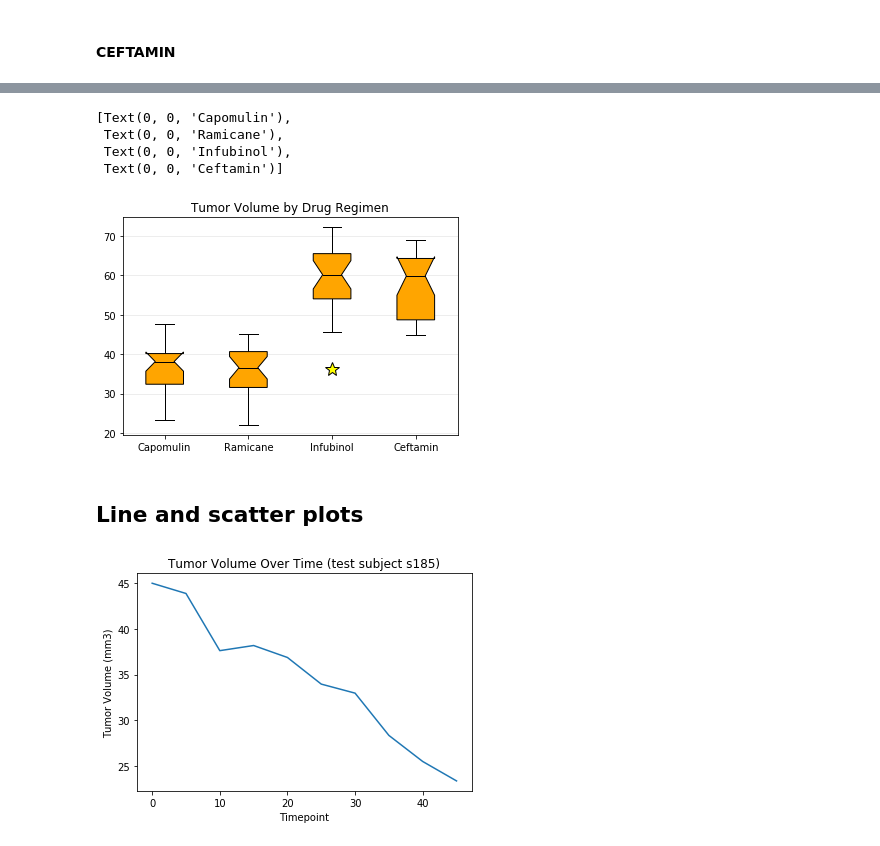
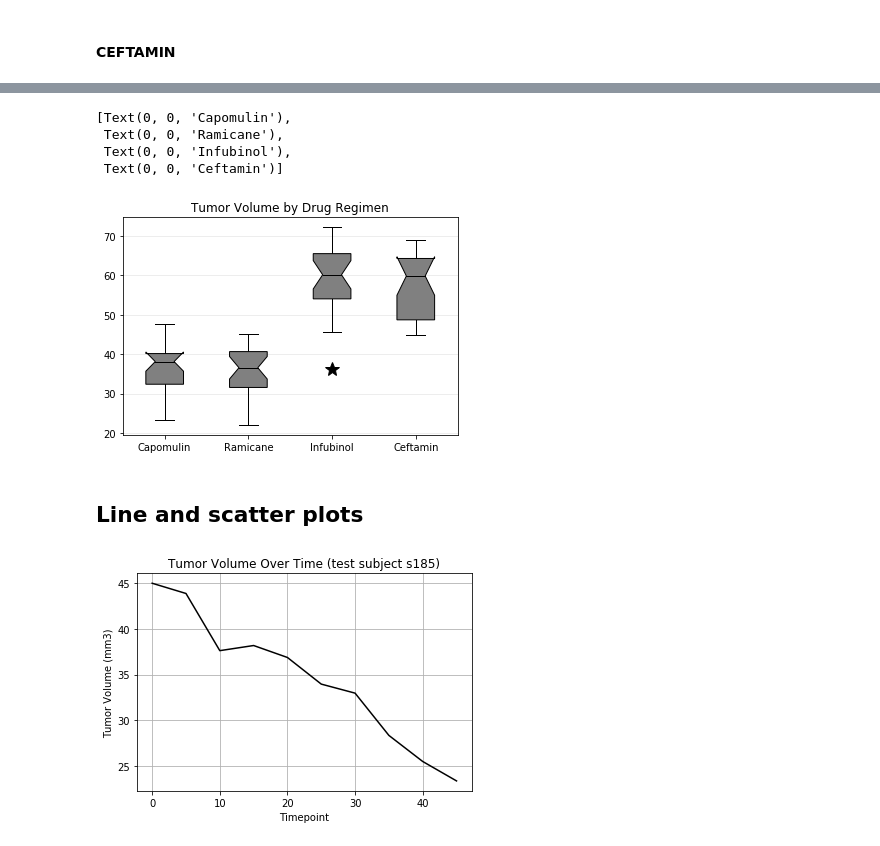
Before and after one commit to herge008/matplotlib-challenge, a Jupyter notebook: Phymaceuticals.ipynb, the cells around one changed output, grey strips where cells are left out. Cells and saved outputs as stored; diff of their text form; code cells hidden in the pictures.

```diff
--- a/Phymaceuticals.ipynb
+++ b/Phymaceuticals.ipynb
@@ -211,32 +211,32 @@ High outlier(s) count: 0
 # %%
 # Generate a box plot of the final tumor volume of each mouse across four regimens of interest
 boxplot = merged_df.sort_values("Timepoint", ascending=False)
 boxplot = boxplot.groupby(["Drug Regimen","Mouse ID"])
 boxplot = boxplot.first()
 
 data = {"Capomulin":boxplot.loc["Capomulin","Tumor Volume (mm3)"],
         "Ramicane":boxplot.loc["Ramicane","Tumor Volume (mm3)"],
         "Infubinol":boxplot.loc["Infubinol","Tumor Volume (mm3)"],
         "Ceftamin":boxplot.loc["Ceftamin","Tumor Volume (mm3)"],}
 
 fig, ax = plt.subplots()
 ax.boxplot(data.values(), showfliers = True, patch_artist = True, notch = True,
-          boxprops = dict(facecolor = "orange", color = "black"),
+          boxprops = dict(facecolor = "grey", color = "black"),
           capprops = dict(color = "black"),
           whiskerprops = dict(color = "black"),
-          flierprops = dict(marker = "*", markeredgecolor = "black", markerfacecolor = "yellow", markersize=15),
+          flierprops = dict(marker = "*", markeredgecolor = "black", markerfacecolor = "black", markersize=15),
           medianprops = dict(color = "black")
           )
 ax.yaxis.grid(True, linestyle='-', which='major', color='lightgrey', alpha=0.5)
 #fig.subplots_adjust(left=0.075, right=0.95, top=0.9, bottom=0.25)
 ax.set_title('Tumor Volume by Drug Regimen')
 ax.set_xticklabels(data.keys())
 # %% [output]
 [Text(0, 0, 'Capomulin'),
  Text(0, 0, 'Ramicane'),
  Text(0, 0, 'Infubinol'),
  Text(0, 0, 'Ceftamin')]
-[figure, old version]
+[figure, new version]
 # %% [markdown]
 ## Line and scatter plots
 # %%
@@ -249,11 +249,12 @@ capomulin_line =merged_df.loc[(merged_df["Drug Regimen"] == "Capomulin") &
 x_axis = capomulin_line['Timepoint']
 y_axis = capomulin_line['Tumor Volume (mm3)']
 
-plt.plot(x_axis, y_axis)
+plt.plot(x_axis, y_axis, color="Black")
+plt.grid(True)
 plt.title("Tumor Volume Over Time (test subject s185)")
 plt.xlabel("Timepoint")
 plt.ylabel("Tumor Volume (mm3)")
 plt.show()
 #capomulin_line
 # %% [output]
-[figure, old version]
+[figure, new version]
```
Also changed, not shown: parts of 10 cells of this notebook.
